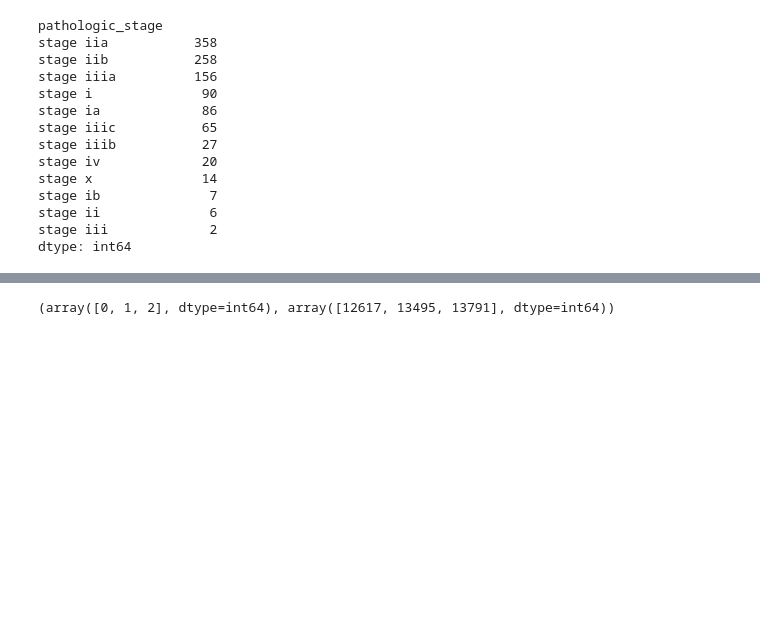
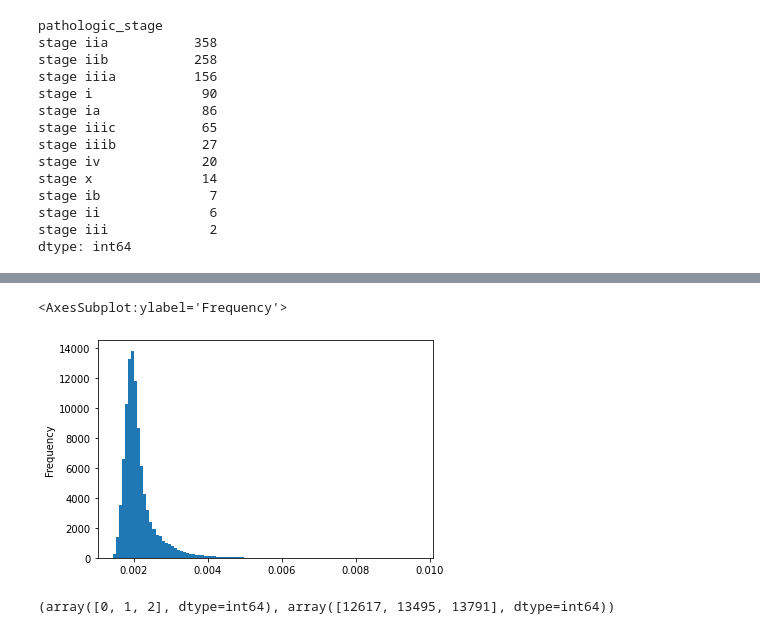
Before and after one commit to colombelli/gat-cancer-staging, a Jupyter notebook: notebooks/graph_buildage.ipynb, the cells around one changed output, grey strips where cells are left out. Drawn from its saved outputs; the diff is of its cells as text; code cells hidden in the pictures; blank space fills up the shorter version.

```diff
--- a/notebooks/graph_buildage.ipynb
+++ b/notebooks/graph_buildage.ipynb
@@ -233,3 +278,9 @@ def generate_csvs(edges_df, class_df, max_each_feature=100, multi_omics=True):
+# %%
+G = nx.from_pandas_adjacency(pd.DataFrame(data=fused_network, index=class_df.index.values, columns=class_df.index.values), create_using=nx.Graph())
+nx.to_pandas_edgelist(G)['weight'].plot.hist(bins=100)
+# %% [output]
+<AxesSubplot:ylabel='Frequency'>
+[figure, added]
 # %%
 cancer = "COAD"
 base = f"C:/Users/colombelli/Desktop/TCC/experiments/{cancer}/"
```
Also changed, not shown: parts of 9 cells of this notebook, 3 other files.
